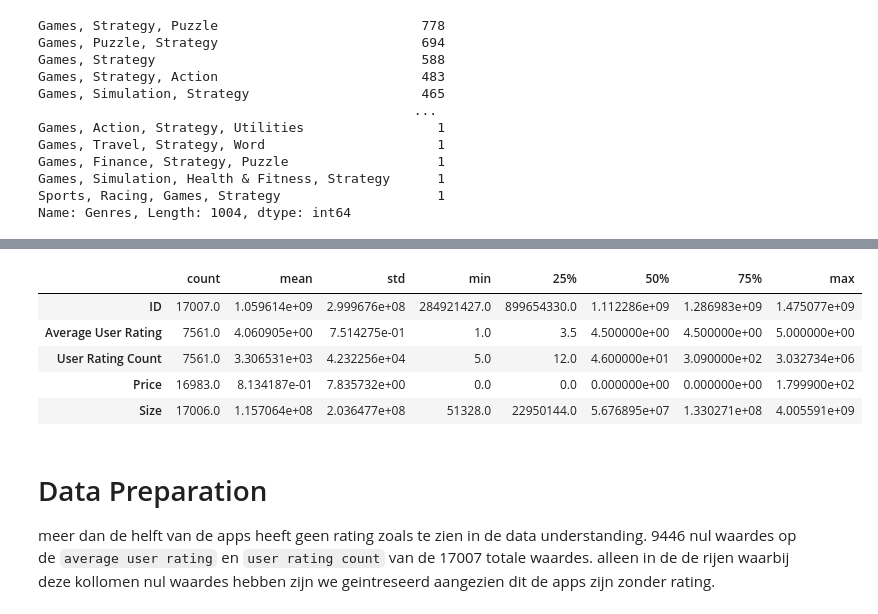
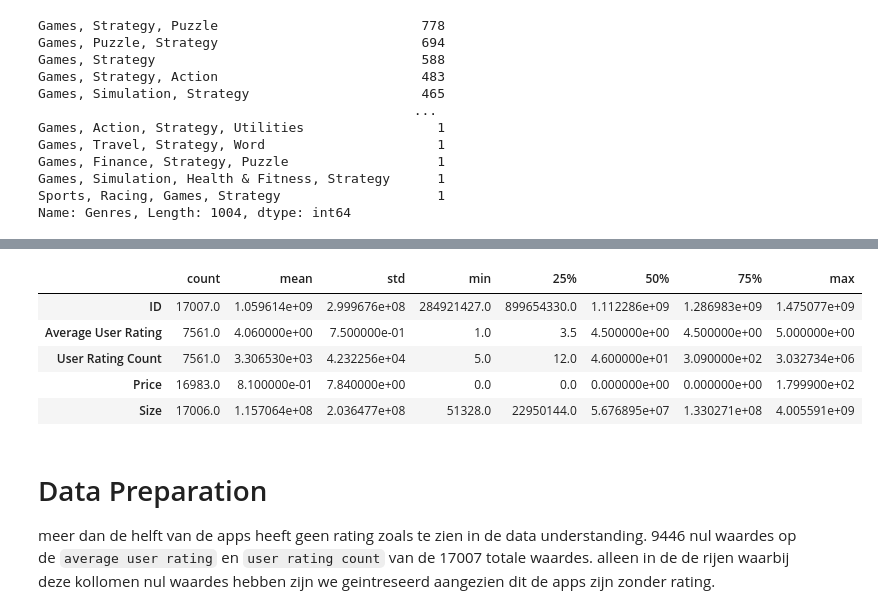
Before and after one commit to Mirmidion/PoC-Challenge2, a Jupyter notebook: YanickNotebook.ipynb, the cells around one changed output, grey strips where cells are left out. Drawn from its saved outputs; the diff is of its cells as text; code cells hidden in the pictures.

```diff
--- a/YanickNotebook.ipynb
+++ b/YanickNotebook.ipynb
@@ -120,11 +130,11 @@ Name: Genres, Length: 1004, dtype: int64
 # %%
-data.describe().transpose()
+data.describe().transpose().round(2)
 # %% [output]
 |  | count | mean | std | min | 25% | 50% | 75% | max |
 | ID | 17007.0 | 1.059614e+09 | 2.999676e+08 | 284921427.0 | 899654330.0 | 1.112286e+09 | 1.286983e+09 | 1.475077e+09 |
-| Average User Rating | 7561.0 | 4.060905e+00 | 7.514275e-01 | 1.0 | 3.5 | 4.500000e+00 | 4.500000e+00 | 5.000000e+00 |
-| User Rating Count | 7561.0 | 3.306531e+03 | 4.232256e+04 | 5.0 | 12.0 | 4.600000e+01 | 3.090000e+02 | 3.032734e+06 |
-| Price | 16983.0 | 8.134187e-01 | 7.835732e+00 | 0.0 | 0.0 | 0.000000e+00 | 0.000000e+00 | 1.799900e+02 |
+| Average User Rating | 7561.0 | 4.060000e+00 | 7.500000e-01 | 1.0 | 3.5 | 4.500000e+00 | 4.500000e+00 | 5.000000e+00 |
+| User Rating Count | 7561.0 | 3.306530e+03 | 4.232256e+04 | 5.0 | 12.0 | 4.600000e+01 | 3.090000e+02 | 3.032734e+06 |
+| Price | 16983.0 | 8.100000e-01 | 7.840000e+00 | 0.0 | 0.0 | 0.000000e+00 | 0.000000e+00 | 1.799900e+02 |
 | Size | 17006.0 | 1.157064e+08 | 2.036477e+08 | 51328.0 | 22950144.0 | 5.676895e+07 | 1.330271e+08 | 4.005591e+09 |
 # %% [markdown]
 # Data Preparation
```
Also changed, not shown: parts of 35 cells of this notebook.
